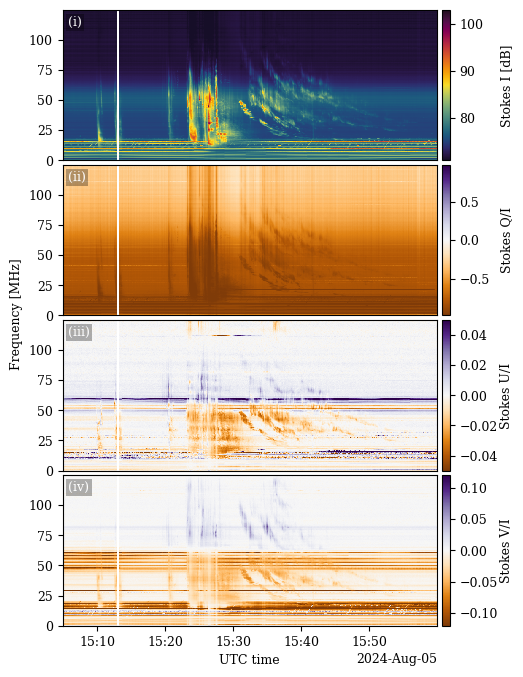
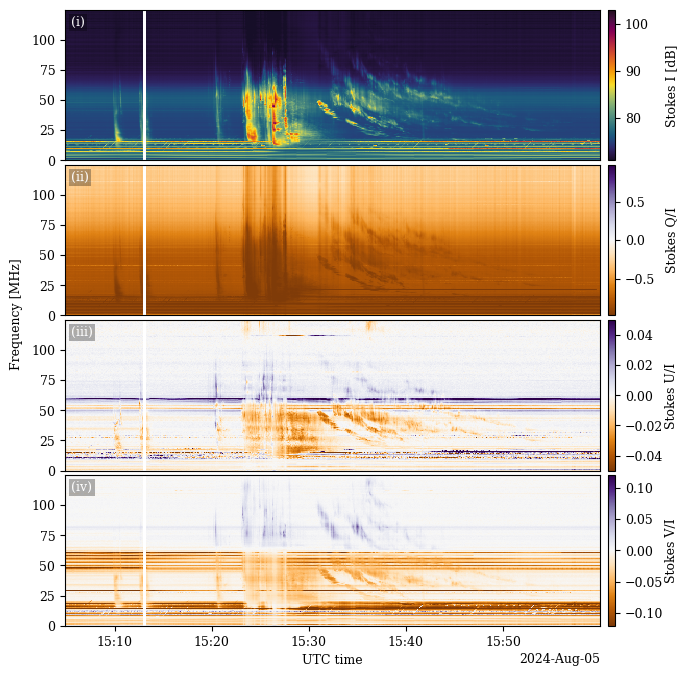
Unified diff of the notebook cell whose output changed from the first chart to the second:
--- before
+++ after
@@ -10,7 +10,8 @@
     pipe=pipe_stokes_iquv,
     clim_percentiles=(0.1, 99.9),
-    figsize=(7, 8),
+    figsize=(10, 8),
 )
 
+# plt.tight_layout()
 fig.savefig("paper/solar_full_stokes.pdf", bbox_inches="tight", pad_inches=0.02)
 plt.show()

Commit: Fixed full stokes figure - increased size